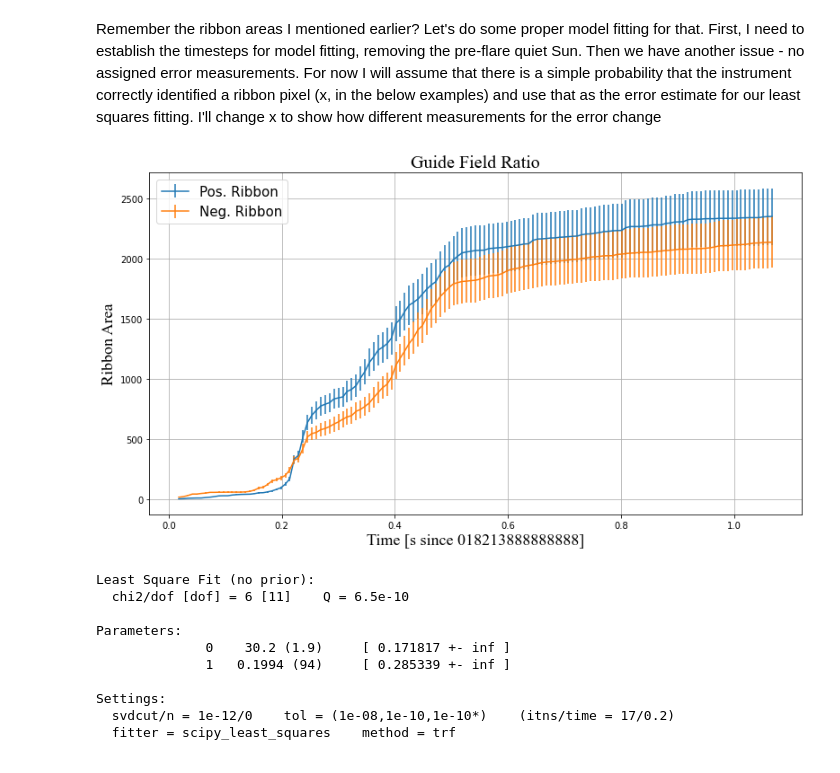
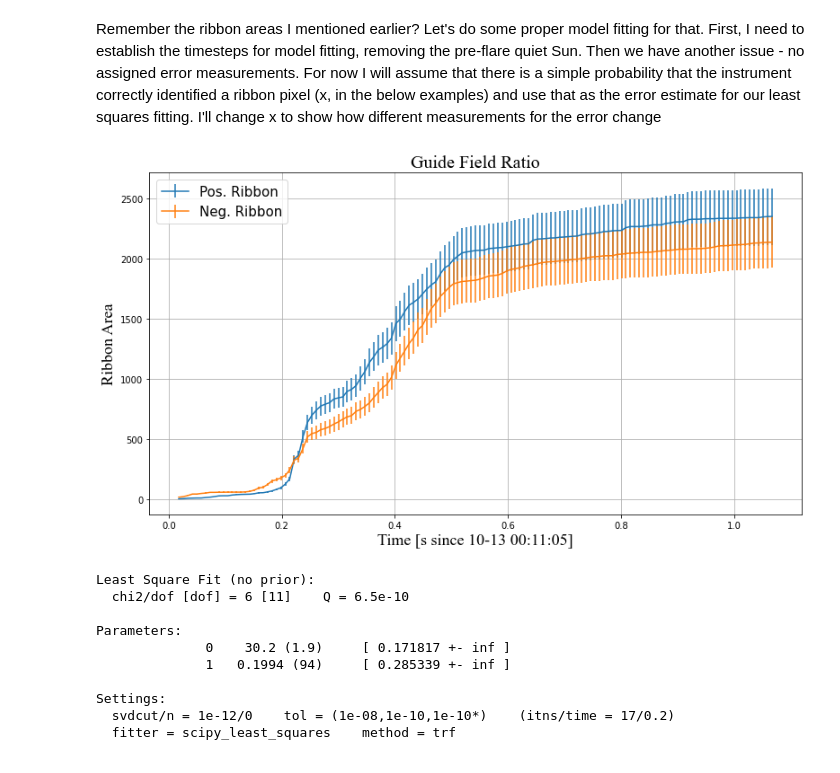
Before and after one commit to coletamburri2112/phys-5070-final-project-tamburri, a Jupyter notebook: fin_proj_testing.ipynb, the cells around one changed output. Saved outputs shown, nothing was run; the diff lists cells and outputs as text; code cells hidden in the pictures.

```diff
--- a/fin_proj_testing.ipynb
+++ b/fin_proj_testing.ipynb
@@ -256,13 +336,13 @@ x = 0.1
 # %%
 # Perform error analysis of model fitting
 pos_unc, neg_unc = fl_funcs_proj.errorset(aia8_pos, aia8_neg, x)
 pos_gvar, neg_gvar = fl_funcs_proj.pltgvarex(pos_area, neg_area, pos_unc,
-                                             neg_unc, times, flnum)
+                                             neg_unc, times, flnum, dt1600)
 fitpos, fitneg = fl_funcs_proj.lsqarea(modstrt, modend, fl_funcs_proj.exp_for_lsqfit,
                                        pos_gvar, neg_gvar, times, poptpos,
                                        poptneg)
 # %% [output]
-[figure, old version]
+[figure, new version]
 # %%
 print(fitpos)
 print(fitneg)
```
Also changed, not shown: parts of 16 cells of this notebook, 1 other file.
